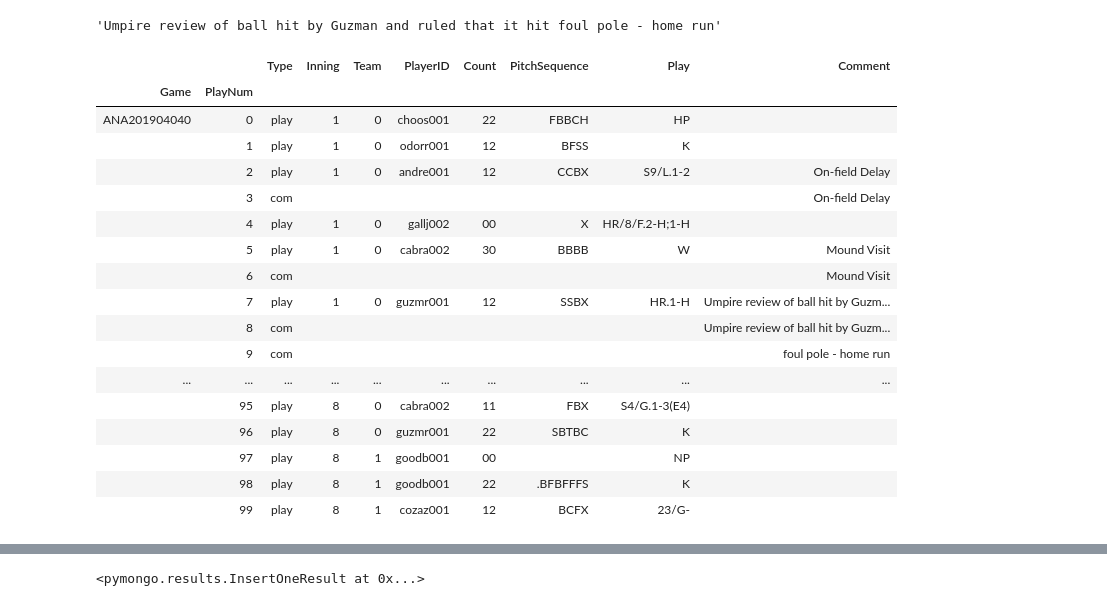
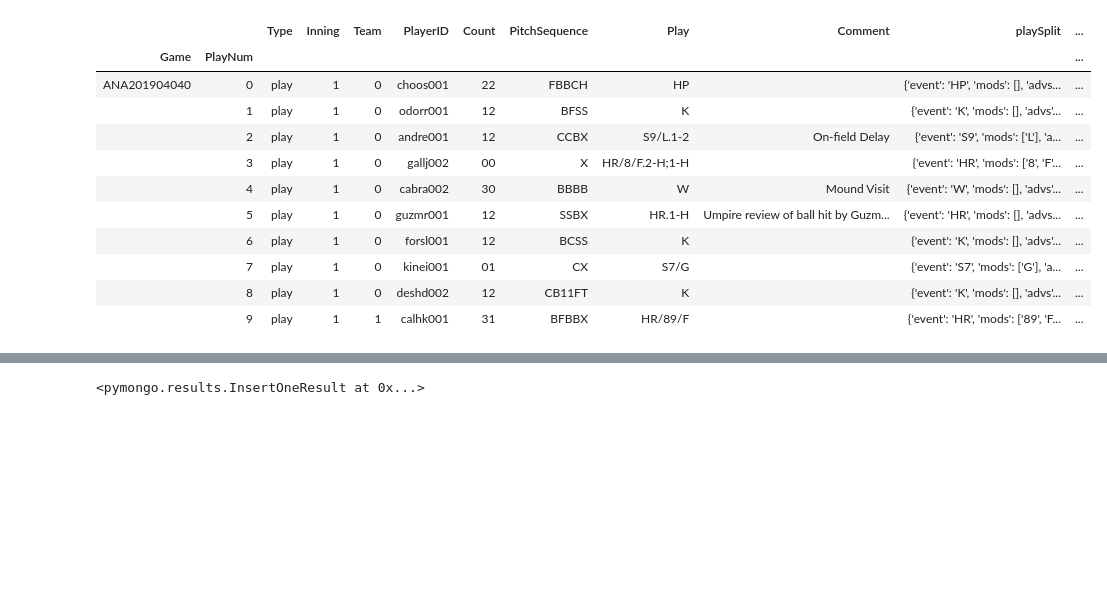
Before and after one commit to Strabes/baseball, a Jupyter notebook: Using Retrosheet Data.ipynb, the cells around one changed output, grey strips where cells are left out. Saved outputs shown, nothing was run; the diff lists cells and outputs as text; code cells hidden in the pictures; blank space fills up the shorter version.

```diff
--- a/Using Retrosheet Data.ipynb
+++ b/Using Retrosheet Data.ipynb
@@ -44,25 +39,0 @@ Plays2019 = pd.concat([(d[i]['plays'].assign(Game = d[i]['id'])
-# %%
-Plays2019.loc[('ANA201904040',7),'Comment']
-# %% [output]
-'Umpire review of ball hit by Guzman and ruled that it hit foul pole - home run'
-# %%
-Plays2019.head(100)
-# %% [output]
-|  |  | Type | Inning | Team | PlayerID | Count | PitchSequence | Play | Comment |
-| Game | PlayNum |  |  |  |  |  |  |  |  |
-| ANA201904040 | 0 | play | 1 | 0 | choos001 | 22 | FBBCH | HP |  |
-|  | 1 | play | 1 | 0 | odorr001 | 12 | BFSS | K |  |
-|  | 2 | play | 1 | 0 | andre001 | 12 | CCBX | S9/L.1-2 | On-field Delay |
-|  | 3 | com |  |  |  |  |  |  | On-field Delay |
-|  | 4 | play | 1 | 0 | gallj002 | 00 | X | HR/8/F.2-H;1-H |  |
-|  | 5 | play | 1 | 0 | cabra002 | 30 | BBBB | W | Mound Visit |
-|  | 6 | com |  |  |  |  |  |  | Mound Visit |
-|  | 7 | play | 1 | 0 | guzmr001 | 12 | SSBX | HR.1-H | Umpire review of ball hit by Guzm... |
-|  | 8 | com |  |  |  |  |  |  | Umpire review of ball hit by Guzm... |
-|  | 9 | com |  |  |  |  |  |  | foul pole - home run |
-| ... | ... | ... | ... | ... | ... | ... | ... | ... | ... |
-|  | 95 | play | 8 | 0 | cabra002 | 11 | FBX | S4/G.1-3(E4) |  |
-|  | 96 | play | 8 | 0 | guzmr001 | 22 | SBTBC | K |  |
-|  | 97 | play | 8 | 1 | goodb001 | 00 |  | NP |  |
-|  | 98 | play | 8 | 1 | goodb001 | 22 | .BFBFFFS | K |  |
-|  | 99 | play | 8 | 1 | cozaz001 | 12 | BCFX | 23/G- |  |
@@ -79,0 +45,15 @@ TestData = (Plays2019
+# %%
+EnhancedPlays2019.head(10)
+# %% [output]
+|  |  | Type | Inning | Team | PlayerID | Count | PitchSequence | Play | Comment | playSplit | ... |
+| Game | PlayNum |  |  |  |  |  |  |  |  |  | ... |
+| ANA201904040 | 0 | play | 1 | 0 | choos001 | 22 | FBBCH | HP |  | {'event': 'HP', 'mods': [], 'advs... | ... |
+|  | 1 | play | 1 | 0 | odorr001 | 12 | BFSS | K |  | {'event': 'K', 'mods': [], 'advs'... | ... |
+|  | 2 | play | 1 | 0 | andre001 | 12 | CCBX | S9/L.1-2 | On-field Delay | {'event': 'S9', 'mods': ['L'], 'a... | ... |
+|  | 3 | play | 1 | 0 | gallj002 | 00 | X | HR/8/F.2-H;1-H |  | {'event': 'HR', 'mods': ['8', 'F'... | ... |
+|  | 4 | play | 1 | 0 | cabra002 | 30 | BBBB | W | Mound Visit | {'event': 'W', 'mods': [], 'advs'... | ... |
+|  | 5 | play | 1 | 0 | guzmr001 | 12 | SSBX | HR.1-H | Umpire review of ball hit by Guzm... | {'event': 'HR', 'mods': [], 'advs... | ... |
+|  | 6 | play | 1 | 0 | forsl001 | 12 | BCSS | K |  | {'event': 'K', 'mods': [], 'advs'... | ... |
+|  | 7 | play | 1 | 0 | kinei001 | 01 | CX | S7/G |  | {'event': 'S7', 'mods': ['G'], 'a... | ... |
+|  | 8 | play | 1 | 0 | deshd002 | 12 | CB11FT | K |  | {'event': 'K', 'mods': [], 'advs'... | ... |
+|  | 9 | play | 1 | 1 | calhk001 | 31 | BFBBX | HR/89/F |  | {'event': 'HR', 'mods': ['89', 'F... | ... |
```
Also changed, not shown: parts of 26 cells of this notebook, 1 other file.
